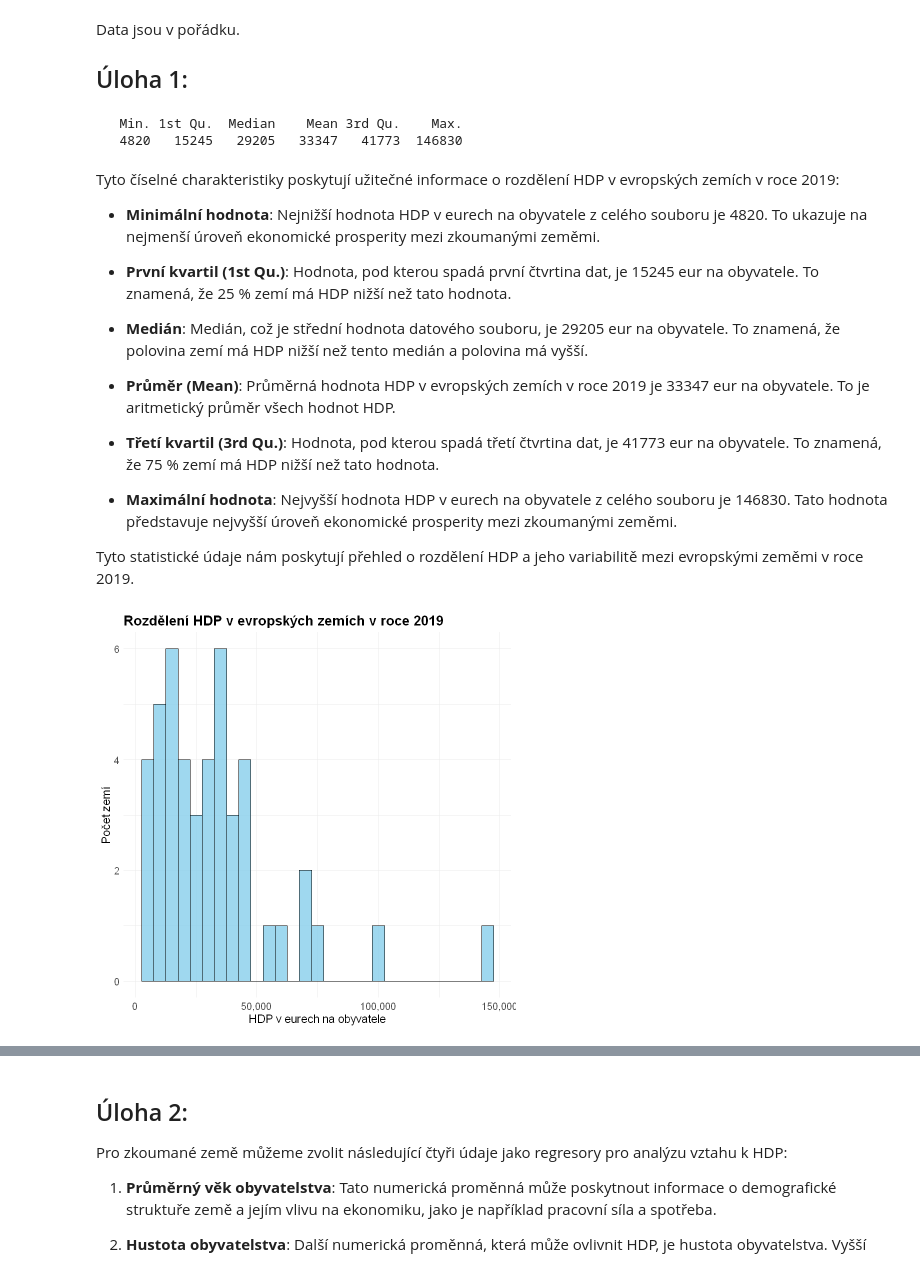
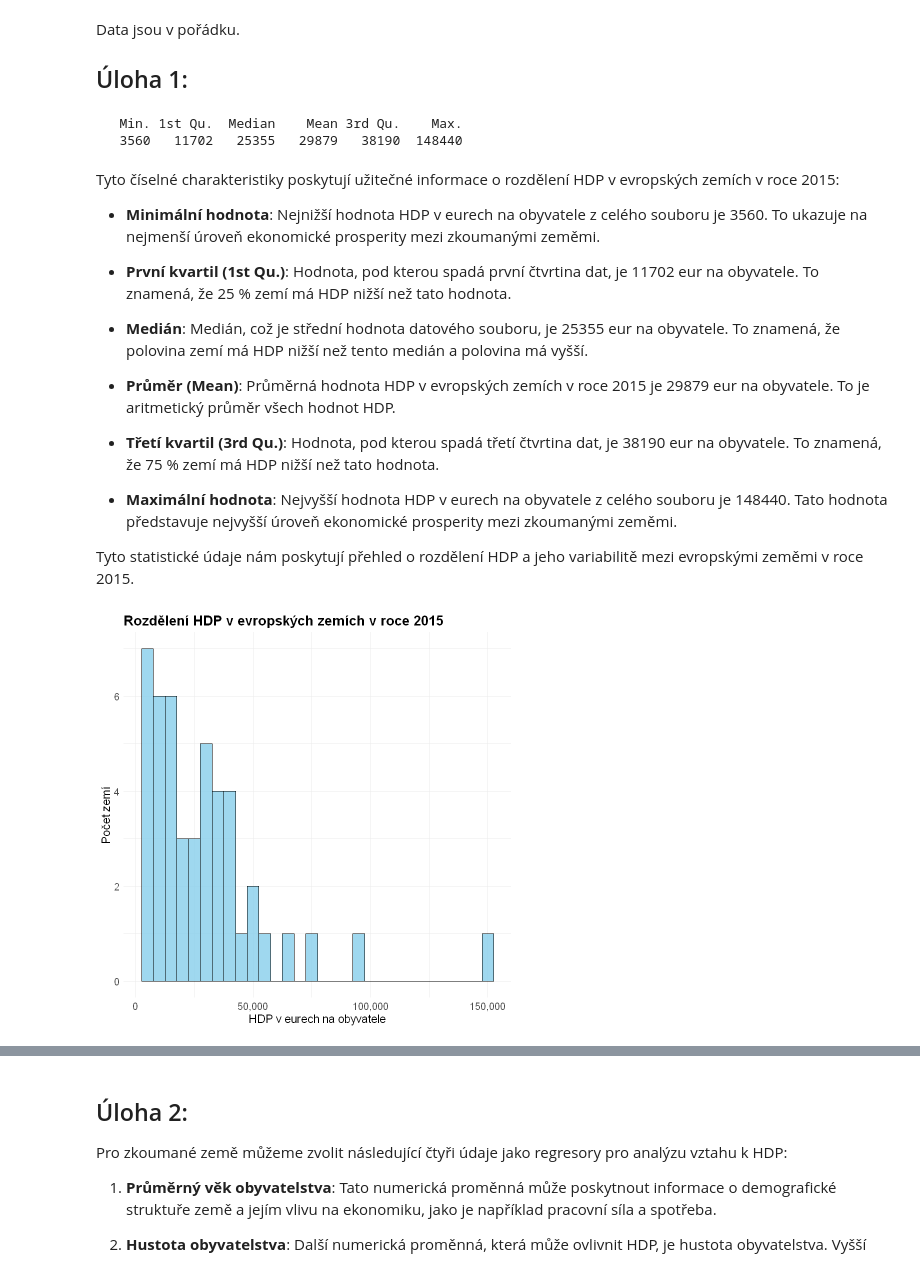
Before and after one commit to SychovaDaria/Prs, a Jupyter notebook: project 3/SP3.ipynb, the cells around one changed output, grey strips where cells are left out. Drawn from its saved outputs; the diff is of its cells as text; code cells hidden in the pictures.

```diff
--- a/project 3/SP3.ipynb
+++ b/project 3/SP3.ipynb
@@ -29,6 +42,6 @@ library(tidyverse)
 # %%
 # Načtení dat o HDP v tržních cenách v eurech na obyvatele
-data <- get_eurostat("nama_10_pc", time_format = "num", filters = list(na_item = "B1GQ", unit = "CP_EUR_HAB", time = 2019))
+data <- get_eurostat("nama_10_pc", time_format = "num", filters = list(na_item = "B1GQ", unit = "CP_EUR_HAB", time = 2015))
 
 # Zobrazení prvních řádků dat pro kontrolu
 head(data)
@@ -152,35 +165,35 @@ Data jsou v pořádku.
 summary(data$values)
 # %% [output]
    Min. 1st Qu.  Median    Mean 3rd Qu.    Max.
-   4820   15245   29205   33347   41773  146830
+   3560   11702   25355   29879   38190  148440
 # %% [markdown]
-Tyto číselné charakteristiky poskytují užitečné informace o rozdělení HDP v evropských zemích v roce 2019:
+Tyto číselné charakteristiky poskytují užitečné informace o rozdělení HDP v evropských zemích v roce 2015:
 
-- **Minimální hodnota**: Nejnižší hodnota HDP v eurech na obyvatele z celého souboru je 4820. To ukazuje na nejmenší úroveň ekonomické prosperity mezi zkoumanými zeměmi.
+- **Minimální hodnota**: Nejnižší hodnota HDP v eurech na obyvatele z celého souboru je 3560. To ukazuje na nejmenší úroveň ekonomické prosperity mezi zkoumanými zeměmi.
 
-- **První kvartil (1st Qu.)**: Hodnota, pod kterou spadá první čtvrtina dat, je 15245 eur na obyvatele. To znamená, že 25 % zemí má HDP nižší než tato hodnota.
+- **První kvartil (1st Qu.)**: Hodnota, pod kterou spadá první čtvrtina dat, je 11702 eur na obyvatele. To znamená, že 25 % zemí má HDP nižší než tato hodnota.
 
-- **Medián**: Medián, což je střední hodnota datového souboru, je 29205 eur na obyvatele. To znamená, že polovina zemí má HDP nižší než tento medián a polovina má vyšší.
+- **Medián**: Medián, což je střední hodnota datového souboru, je 25355 eur na obyvatele. To znamená, že polovina zemí má HDP nižší než tento medián a polovina má vyšší.
 
-- **Průměr (Mean)**: Průměrná hodnota HDP v evropských zemích v roce 2019 je 33347 eur na obyvatele. To je aritmetický průměr všech hodnot HDP.
+- **Průměr (Mean)**: Průměrná hodnota HDP v evropských zemích v roce 2015 je 29879 eur na obyvatele. To je aritmetický průměr všech hodnot HDP.
 
-- **Třetí kvartil (3rd Qu.)**: Hodnota, pod kterou spadá třetí čtvrtina dat, je 41773 eur na obyvatele. To znamená, že 75 % zemí má HDP nižší než tato hodnota.
+- **Třetí kvartil (3rd Qu.)**: Hodnota, pod kterou spadá třetí čtvrtina dat, je 38190 eur na obyvatele. To znamená, že 75 % zemí má HDP nižší než tato hodnota.
 
-- **Maximální hodnota**: Nejvyšší hodnota HDP v eurech na obyvatele z celého souboru je 146830. Tato hodnota představuje nejvyšší úroveň ekonomické prosperity mezi zkoumanými zeměmi.
+- **Maximální hodnota**: Nejvyšší hodnota HDP v eurech na obyvatele z celého souboru je 148440. Tato hodnota představuje nejvyšší úroveň ekonomické prosperity mezi zkoumanými zeměmi.
 
-Tyto statistické údaje nám poskytují přehled o rozdělení HDP a jeho variabilitě mezi evropskými zeměmi v roce 2019.
+Tyto statistické údaje nám poskytují přehled o rozdělení HDP a jeho variabilitě mezi evropskými zeměmi v roce 2015.
 # %%
 # Vytvoření histogramu s lepším nastavením
 ggplot(data, aes(x = values)) +
   geom_histogram(binwidth = 5000, fill = "skyblue", color = "black", alpha = 0.8) +  # Alfa kanál pro průhlednost
-  labs(title = "Rozdělení HDP v evropských zemích v roce 2019",
+  labs(title = "Rozdělení HDP v evropských zemích v roce 2015",
        x = "HDP v eurech na obyvatele",
        y = "Počet zemí") +
   scale_x_continuous(labels = scales::comma) +  # Přidání oddělovačů tisíců na osu x
   theme_minimal() +
   theme(plot.title = element_text(size = 16, face = "bold"),  # Velikost a styl titulku
         axis.text = element_text(size = 12),  # Velikost textu na osách
         axis.title = element_text(size = 14))  # Velikost popisků os
 # %% [output]
-[figure, old version]
+[figure, new version]
 # %% [markdown]
```
Also changed, not shown: parts of 17 cells of this notebook.
